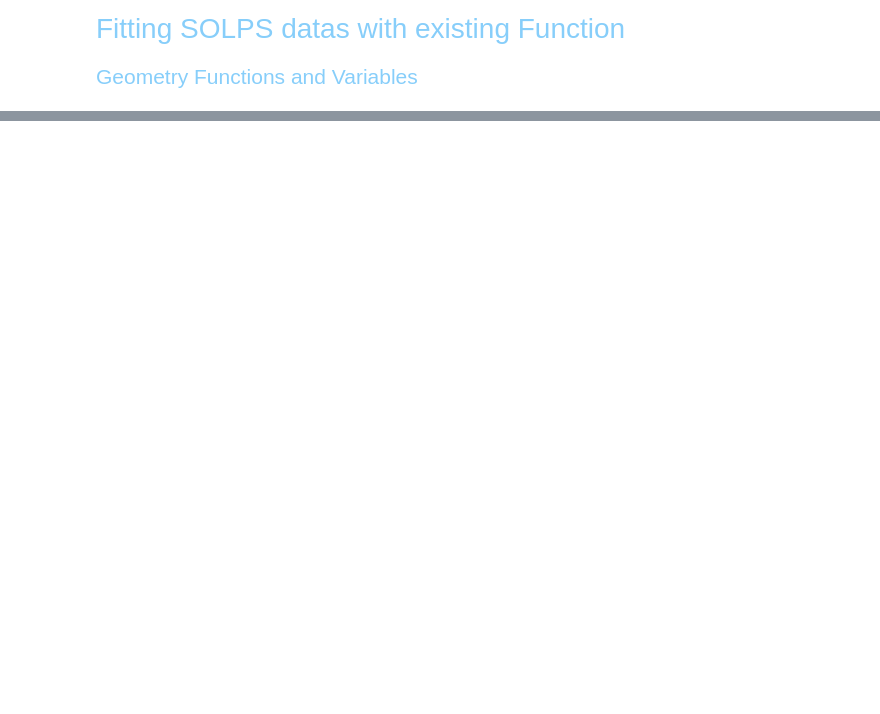
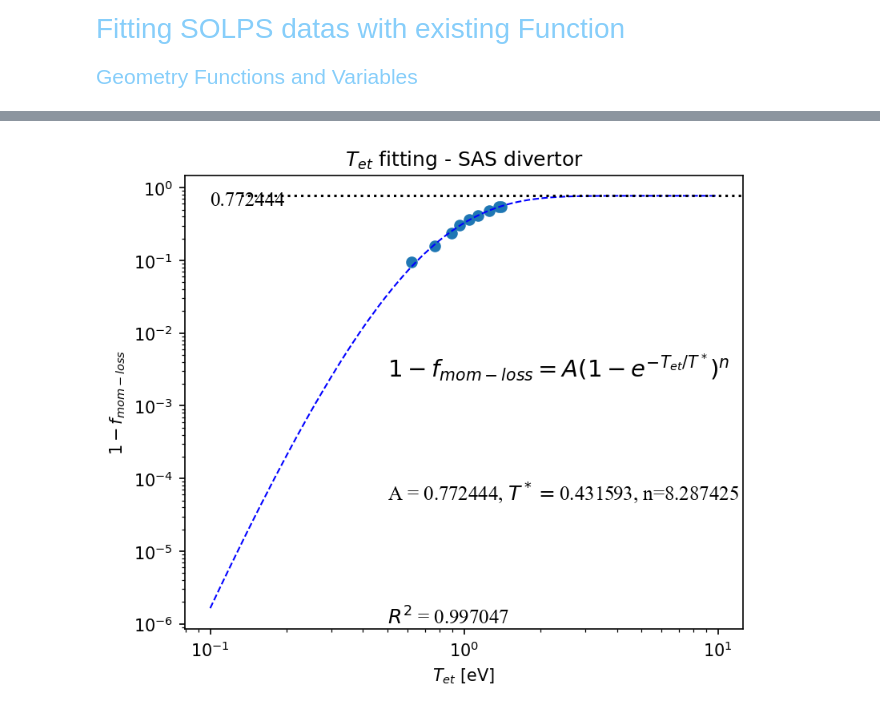
Before and after one commit to ChanYeongL/SOLPS-ITER_analysis, a Jupyter notebook: Temperature_powerloss_fitting.ipynb, the cells around one changed output, grey strips where cells are left out. Drawn from its saved outputs; the diff is of its cells as text; code cells hidden in the pictures; blank space fills up the shorter version.

```diff
--- a/Temperature_powerloss_fitting.ipynb
+++ b/Temperature_powerloss_fitting.ipynb
@@ -661,7 +755,7 @@ target_temp_co.append(te_b2fplasmf_co_8MW_Ne_0[18,97])
 target_temp_co.append(te_b2fplasmf_co_16MW_Ne_0[18,97])
 target_temp_co.append(te_b2fplasmf_co_32MW_Ne_0[18,97])
 # %%
-for i_al in range(25,32):
+for i_al in range(23,32):
     loss_al_8MW.append(total_pressure(ne_b2fplasmf_al_8MW_Ne_0,te_b2fplasmf_al_8MW_Ne_0,na_b2fplasmf_al_8MW_Ne_0,ti_b2fplasmf_al_8MW_Ne_0,ua_b2fplasmf_al_8MW_Ne_0)[i_al,96]/total_pressure(ne_b2fplasmf_al_8MW_Ne_0,te_b2fplasmf_al_8MW_Ne_0,na_b2fplasmf_al_8MW_Ne_0,ti_b2fplasmf_al_8MW_Ne_0,ua_b2fplasmf_al_8MW_Ne_0)[i_al,53])
     target_temp_al_8MW.append(te_b2fplasmf_al_8MW_Ne_0[i_al,96]/eV)
 
@@ -679,33 +773,35 @@ A_a8,T_a8,n_a8 = popt
 x_line_al_8MW = np.arange(0.1,10, step=0.01)
 # calculate the output for the range
 y_line_al_8MW = Temp_fit(x_line_al_8MW, A_a8,T_a8, n_a8)
 
 residuals = y_al_8MW-Temp_fit(x_al_8MW, A_a8,T_a8,n_a8)
 ss_res = np.sum(residuals**2)
 ss_tot = np.sum((y_al_8MW-np.mean(y_al_8MW))**2)
 r_squared = 1 - (ss_res / ss_tot)
 
 
 plt.figure(figsize=(6, 5),dpi = 150)
 
 plt.plot(x_line_al_8MW, y_line_al_8MW, '--', color='blue', lw  = 1)
 plt.title(r"$T_{et}$ fitting - SAS divertor")
 plt.scatter(x_al_8MW,y_al_8MW)
 plt.axhline(y=A_a8,xmin=0.1,xmax=1,linestyle=':', c = 'black')
 plt.text(0.1, A_a8-0.2, r"%f" %A_a8, fontdict=font2)
 
 plt.xscale("log")
 plt.yscale("log")
 plt.xlabel(r"$T_{et}$ [eV]")
 
 plt.ylabel(r"$1-f_{mom-loss}$")
 plt.text(0.5, 0.0025, r"$1-f_{mom-loss}=A(1-e^{-T_{et}/T^*})^n$", fontdict=font1)
 plt.text(0.5, 0.00005, r"A = %f, $T^*=$%f, n=%f" %(A_a8,T_a8,n_a8), fontdict=font2)
 plt.text(0.5, 0.000001, r"$R^2$ = %f" %r_squared, fontdict=font2)
 
 plt.savefig("./New_plots/8MW SAS T fitting.png")
 
 plt.show()
+# %% [output]
+[figure, added]
 # %%
 loss_al_8MW=[]
 target_temp_al_8MW=[]
```
Also changed, not shown: parts of 25 cells of this notebook, 13 other files.
